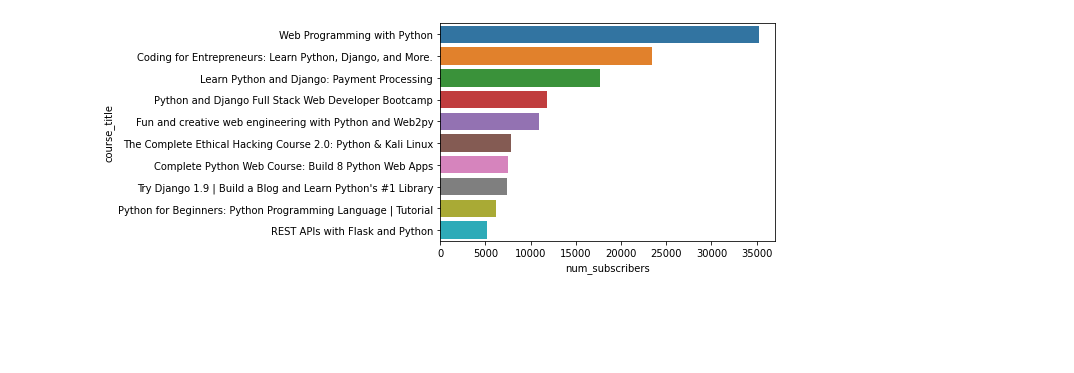
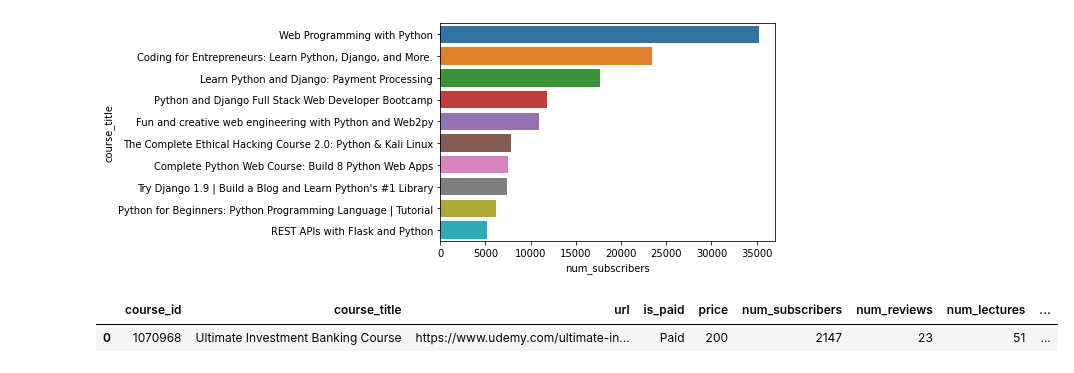
Before and after one commit to Dharmil4602/data-science-projects, a Jupyter notebook: Udemy-Courses/udemy_courses.ipynb, the cells around one changed output. Drawn from its saved outputs; the diff is of its cells as text; code cells hidden in the pictures; blank space fills up the shorter version.

```diff
--- a/Udemy-Courses/udemy_courses.ipynb
+++ b/Udemy-Courses/udemy_courses.ipynb
@@ -309,0 +313,5 @@ sns.barplot(x='num_subscribers', y='course_title', data=python_courses_10)
+# %%
+data.head(1)
+# %% [output]
+|  | course_id | course_title | url | is_paid | price | num_subscribers | num_reviews | num_lectures | ... |
+| 0 | 1070968 | Ultimate Investment Banking Course | https://www.udemy.com/ultimate-in... | Paid | 200 | 2147 | 23 | 51 | ... |
```
Also changed, not shown: parts of 3 cells of this notebook.
